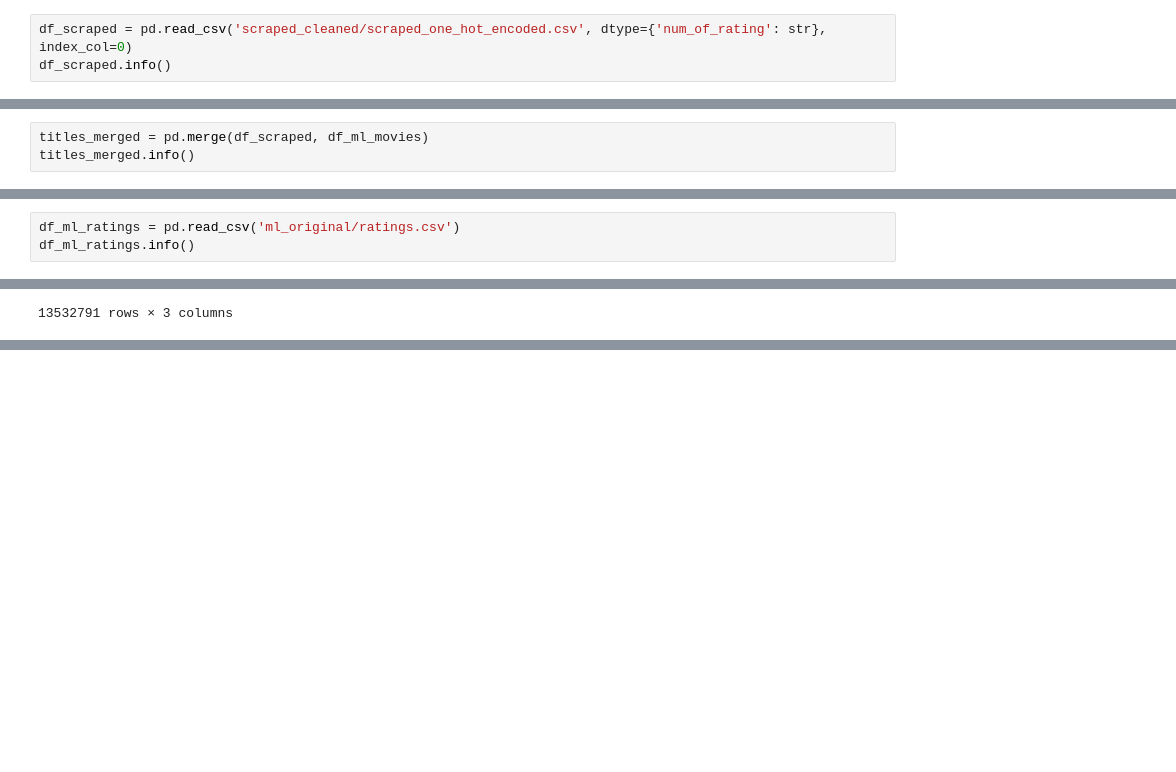
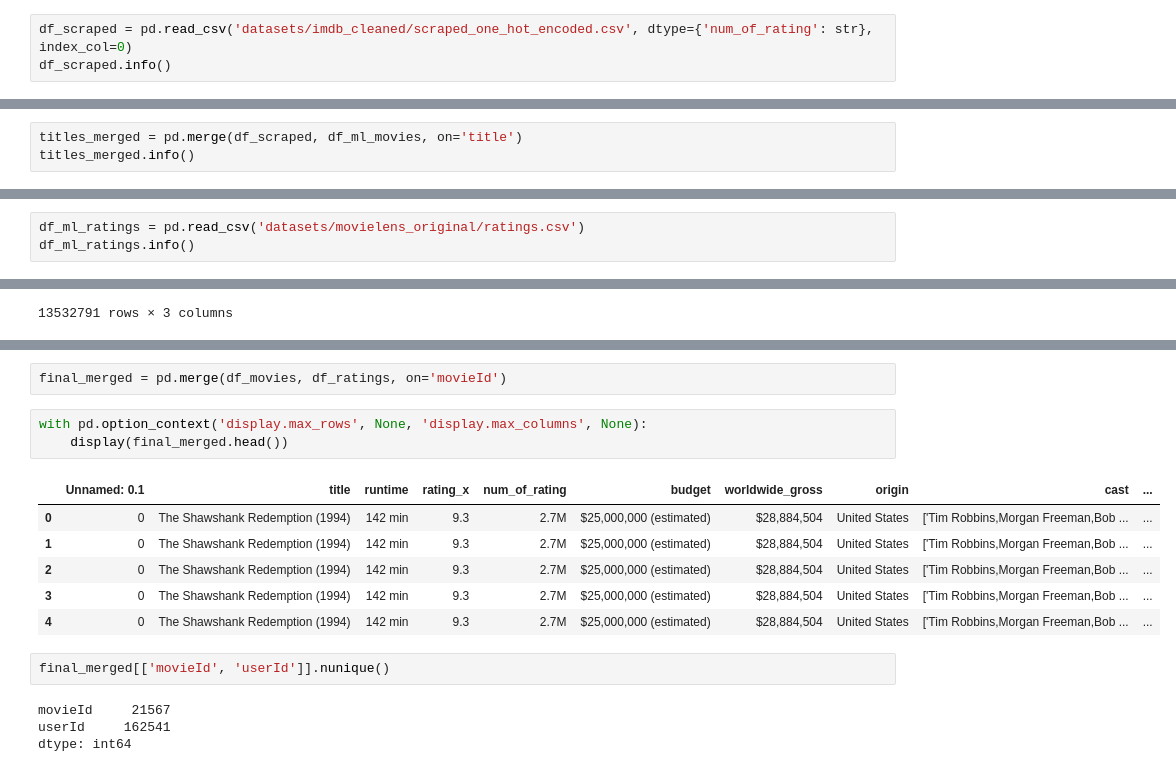
Before and after one commit to vincentlewi/import-group_name, a Jupyter notebook: EDA_final.ipynb, the cells around one changed output, grey strips where cells are left out. Cells and saved outputs as stored; diff of their text form; blank space fills up the shorter version.

```diff
--- a/EDA_final.ipynb
+++ b/EDA_final.ipynb
@@ -204,7 +204,7 @@ df_ml_movies.head(15)
 # %% [markdown]
 # Pre-Processing IMDB Web Scraped dataset
 # %%
-df_scraped = pd.read_csv('scraped_cleaned/scraped_one_hot_encoded.csv', dtype={'num_of_rating': str}, index_col=0)
+df_scraped = pd.read_csv('datasets/imdb_cleaned/scraped_one_hot_encoded.csv', dtype={'num_of_rating': str}, index_col=0)
 df_scraped.info()
 # %% [output]
 <class 'pandas.core.frame.DataFrame'>
@@ -302,7 +302,7 @@ df_scraped[df_scraped['title'].str.contains('Shawshank')]
 | 105064 | 105064 | The Shawshank Redemption: Behind ... | 9 min | 9.3 | 208 | NaN | NaN | United Kingdom | ['Frank Darabont,Morgan Freeman,T... | ... |
 2 rows × 95 columns
 # %%
-titles_merged = pd.merge(df_scraped, df_ml_movies)
+titles_merged = pd.merge(df_scraped, df_ml_movies, on='title')
 titles_merged.info()
 # %% [output]
 <class 'pandas.core.frame.DataFrame'>
@@ -374,7 +370,7 @@ titles_merged_movieId_only.head()
 # %% [markdown]
 # Pre-processing MovieLens' ratings dataset
 # %%
-df_ml_ratings = pd.read_csv('ml_original/ratings.csv')
+df_ml_ratings = pd.read_csv('datasets/movielens_original/ratings.csv')
 df_ml_ratings.info()
 # %% [output]
 <class 'pandas.core.frame.DataFrame'>
@@ -515,0 +535,18 @@ df_ratings
+# %%
+final_merged = pd.merge(df_movies, df_ratings, on='movieId')
+# %%
+with pd.option_context('display.max_rows', None, 'display.max_columns', None):
+    display(final_merged.head())
+# %% [output]
+|  | Unnamed: 0.1 | title | runtime | rating_x | num_of_rating | budget | worldwide_gross | origin | cast | ... |
+| 0 | 0 | The Shawshank Redemption (1994) | 142 min | 9.3 | 2.7M | $25,000,000 (estimated) | $28,884,504 | United States | ['Tim Robbins,Morgan Freeman,Bob ... | ... |
+| 1 | 0 | The Shawshank Redemption (1994) | 142 min | 9.3 | 2.7M | $25,000,000 (estimated) | $28,884,504 | United States | ['Tim Robbins,Morgan Freeman,Bob ... | ... |
+| 2 | 0 | The Shawshank Redemption (1994) | 142 min | 9.3 | 2.7M | $25,000,000 (estimated) | $28,884,504 | United States | ['Tim Robbins,Morgan Freeman,Bob ... | ... |
+| 3 | 0 | The Shawshank Redemption (1994) | 142 min | 9.3 | 2.7M | $25,000,000 (estimated) | $28,884,504 | United States | ['Tim Robbins,Morgan Freeman,Bob ... | ... |
+| 4 | 0 | The Shawshank Redemption (1994) | 142 min | 9.3 | 2.7M | $25,000,000 (estimated) | $28,884,504 | United States | ['Tim Robbins,Morgan Freeman,Bob ... | ... |
+# %%
+final_merged[['movieId', 'userId']].nunique()
+# %% [output]
+movieId     21567
+userId     162541
+dtype: int64
```
Also changed, not shown: parts of 6 cells of this notebook.
